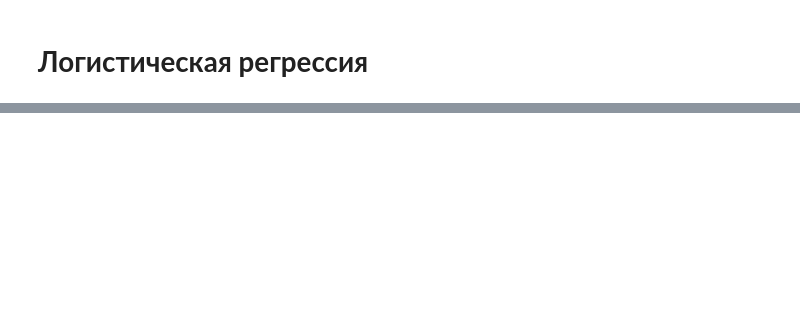
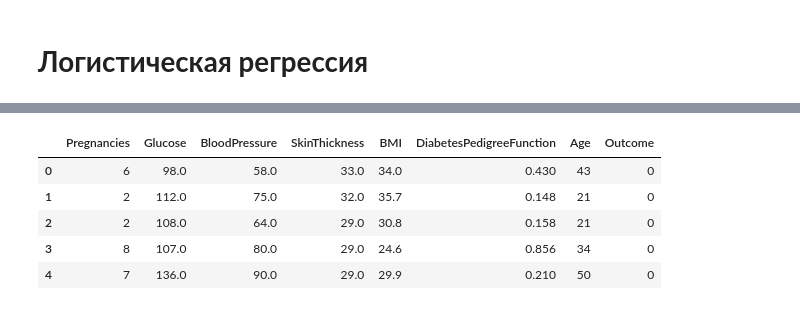
Before and after one commit to royvudgren/sf_datascience_practice, a Jupyter notebook: ML-3 supervised learning classification/2 logistic regression.ipynb, the cells around one changed output, grey strips where cells are left out. Saved outputs shown, nothing was run; the diff lists cells and outputs as text; code cells hidden in the pictures; blank space fills up the shorter version.

```diff
--- a/ML-3 supervised learning classification/2 logistic regression.ipynb
+++ b/ML-3 supervised learning classification/2 logistic regression.ipynb
@@ -105,0 +352,10 @@
+# %%
+diabetes_data = pd.read_csv('data/diabetes_cleaned.csv')
+diabetes_data.head()
+# %% [output]
+|  | Pregnancies | Glucose | BloodPressure | SkinThickness | BMI | DiabetesPedigreeFunction | Age | Outcome |
+| 0 | 6 | 98.0 | 58.0 | 33.0 | 34.0 | 0.430 | 43 | 0 |
+| 1 | 2 | 112.0 | 75.0 | 32.0 | 35.7 | 0.148 | 21 | 0 |
+| 2 | 2 | 108.0 | 64.0 | 29.0 | 30.8 | 0.158 | 21 | 0 |
+| 3 | 8 | 107.0 | 80.0 | 29.0 | 24.6 | 0.856 | 34 | 0 |
+| 4 | 7 | 136.0 | 90.0 | 29.0 | 29.9 | 0.210 | 50 | 0 |
```
Also changed, not shown: parts of 4 cells of this notebook, 1 other file.
